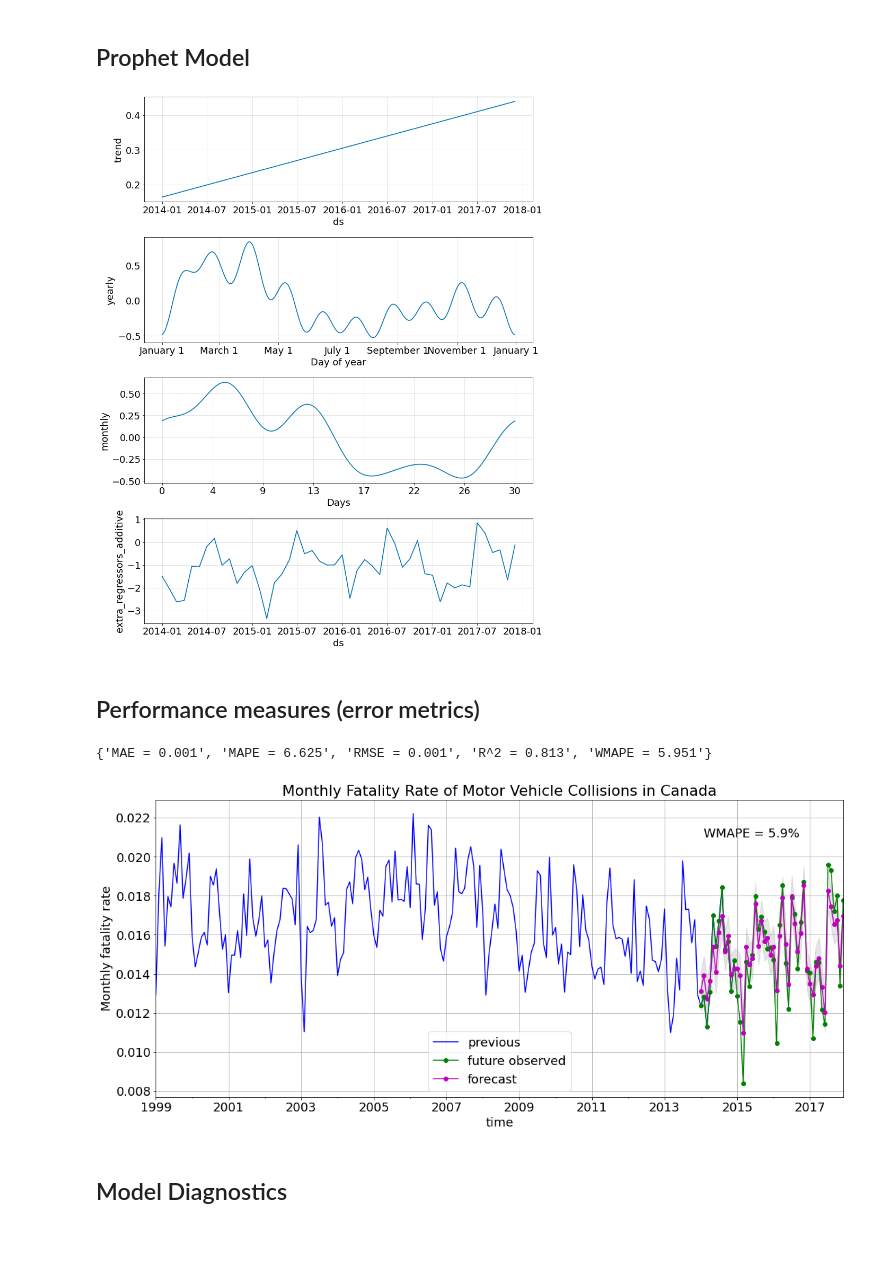
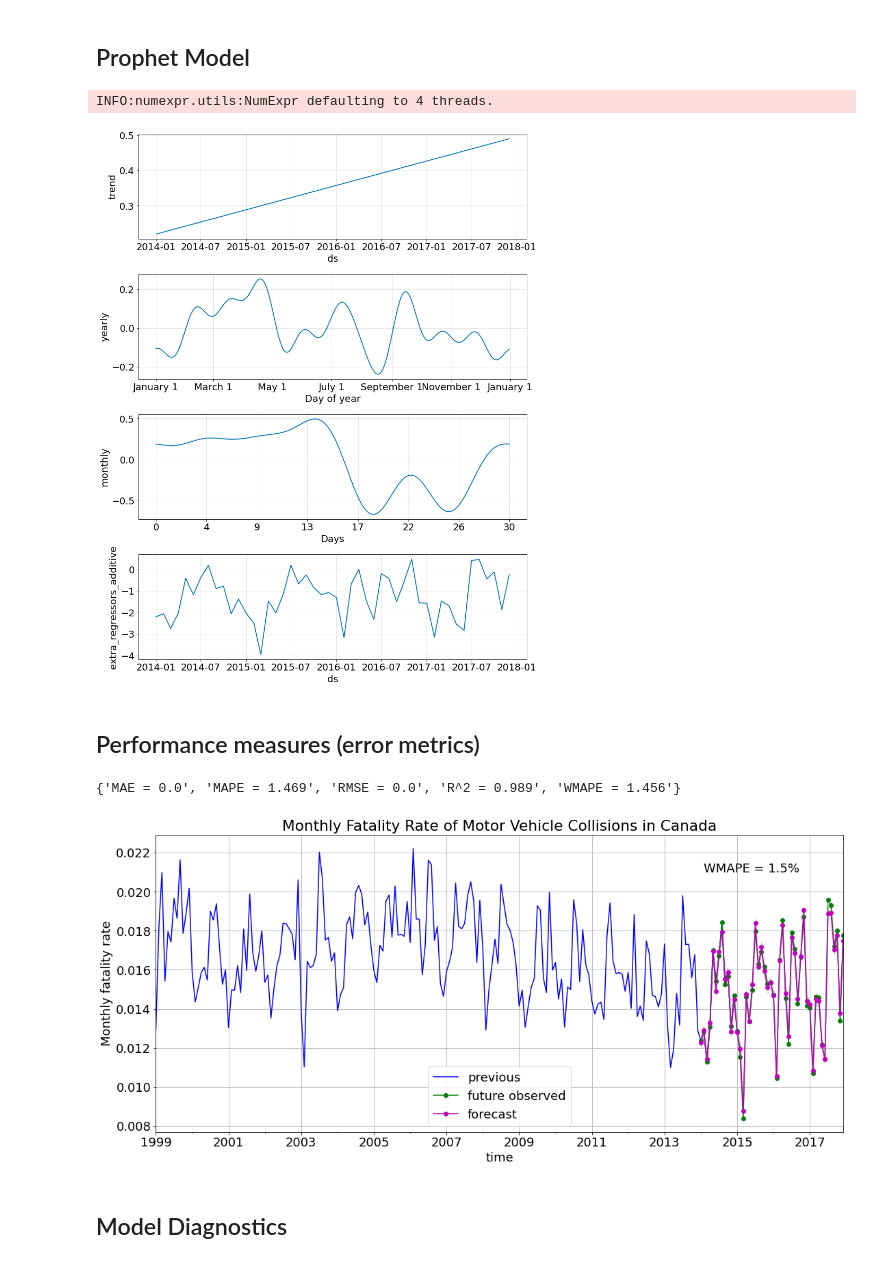
Before and after one commit to Owerre/Time-Series-Forecasting, a Jupyter notebook: fatality-forecast/notebooks/04-prophet.ipynb, the cells around one changed output. Cells and saved outputs as stored; diff of their text form; code cells hidden in the pictures.

```diff
--- a/fatality-forecast/notebooks/04-prophet.ipynb
+++ b/fatality-forecast/notebooks/04-prophet.ipynb
@@ -41,7 +41,7 @@ fxn = TimeSeriesForecasting()
 ts = pd.read_csv('../data/collision_ts_month.csv') # load data
 ts.date = pd.to_datetime(ts['date'])  # convert to datetime
 ts.index = ts.date # make date the dataframe index
-ts = ts.drop(['date', 'summer_ind'], axis =1)
+ts = ts.drop(['date'], axis =1)
 
 print("Data size:", ts.shape)
 ts.head()
@@ -105,16 +105,18 @@ model.fit(X_train_df)
 forecast = model.predict(X_test_df)
 yhat = forecast['yhat'].values
 yhat = scaler_y.inverse_transform(yhat.reshape(-1,1)).flatten()
+# %% [output]
+INFO:numexpr.utils:NumExpr defaulting to 4 threads.
 # %%
 fig = model.plot_components(forecast, figsize = (12,15))
 # %% [output]
-[figure, old version]
+[figure, new version]
 # %% [markdown]
 ## Performance measures (error metrics)
 # %%
 fxn.error_metrics(y_test, yhat)
 # %% [output]
-{'MAE = 0.001', 'MAPE = 6.625', 'RMSE = 0.001', 'R^2 = 0.813', 'WMAPE = 5.951'}
+{'MAE = 0.0', 'MAPE = 1.469', 'RMSE = 0.0', 'R^2 = 0.989', 'WMAPE = 1.456'}
 # %%
 yhat[yhat<0] = 0
 
@@ -134,21 +136,21 @@ results.index = y_test.index
 # %%
 plt.figure(figsize = (18,8))
 
 y_train.plot(label = 'previous', color = 'b')
 y_test.plot(label = 'future observed', marker = 'o', color = 'g')
 results['yhat'].plot(label = 'forecast', marker = 'o', color = 'm')
 
 plt.fill_between(results.index, results['ylow'], results['yhigh'], color='k', alpha=0.1)
 plt.xlabel('time')
-plt.text('2014-02-01', 0.021, "WMAPE = 5.9%")
+plt.text('2014-02-01', 0.021, "WMAPE = 1.5%")
 plt.grid(True)
 plt.ylabel('Monthly fatality rate')
 plt.title('Monthly Fatality Rate of Motor Vehicle Collisions in Canada')
 plt.legend()
 plt.savefig('../images/propt.png')
 plt.show()
 # %% [output]
-[figure, old version]
+[figure, new version]
 # %% [markdown]
 ## Model Diagnostics
 # %% [markdown]
```
Also changed, not shown: parts of 3 cells of this notebook, 10 other files.
